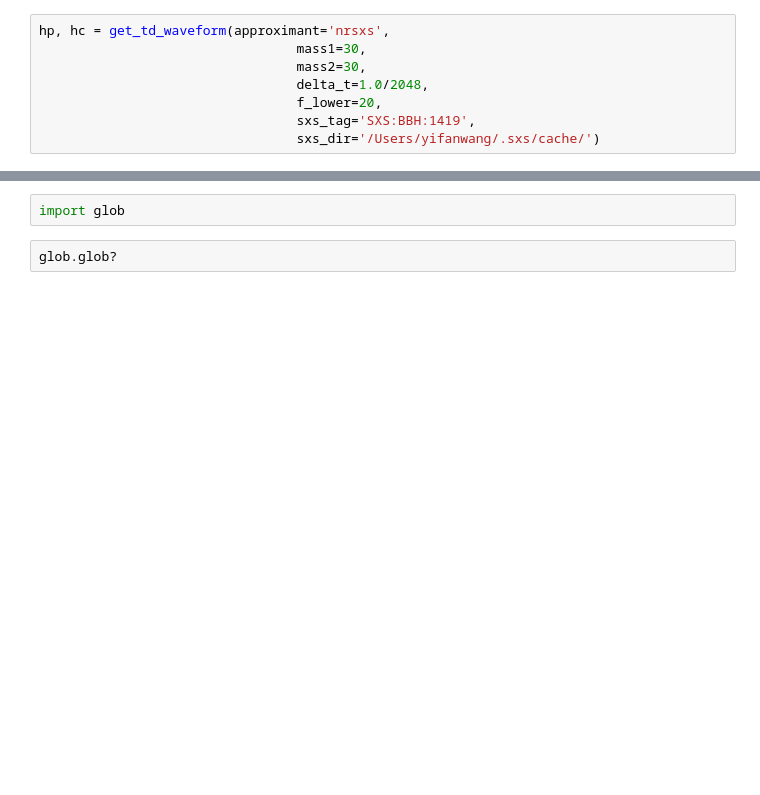
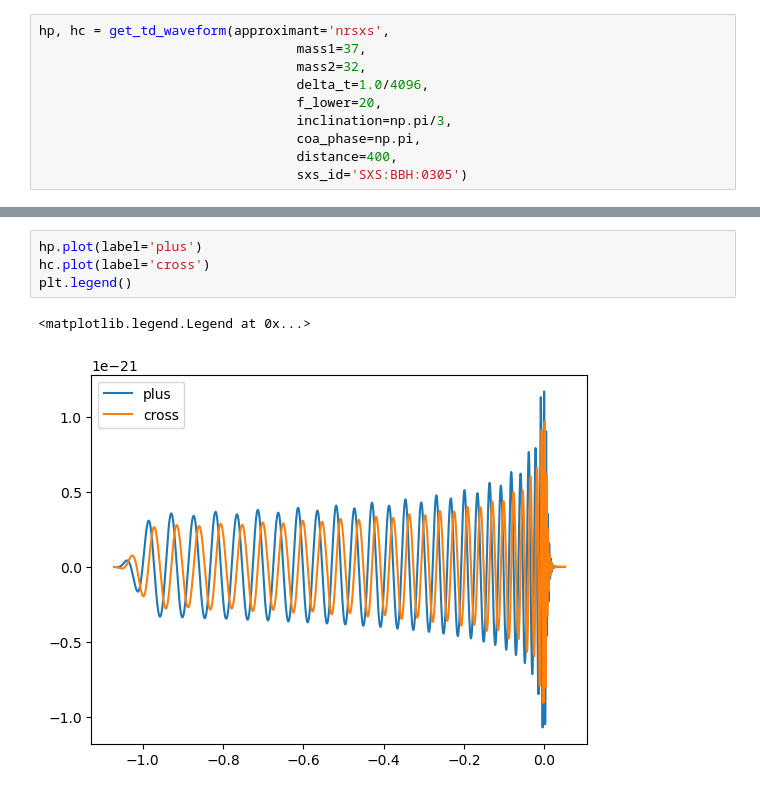
Before and after one commit to yi-fan-wang/TestingGR_with_Gravwaves, a Jupyter notebook: examples/nrsxs.ipynb, the cells around one changed output, grey strips where cells are left out. Cells and saved outputs as stored; diff of their text form; blank space fills up the shorter version.

```diff
--- a/examples/nrsxs.ipynb
+++ b/examples/nrsxs.ipynb
@@ -7,9 +14,11 @@ import matplotlib.pyplot as plt
 # %%
 hp, hc = get_td_waveform(approximant='nrsxs',
-                                 mass1=30,
-                                 mass2=30,
-                                 delta_t=1.0/2048,
+                                 mass1=37,
+                                 mass2=32,
+                                 delta_t=1.0/4096,
                                  f_lower=20,
-                                 sxs_tag='SXS:BBH:1419',
-                                 sxs_dir='/Users/yifanwang/.sxs/cache/')
+                                 inclination=np.pi/3,
+                                 coa_phase=np.pi,
+                                 distance=400,
+                                 sxs_id='SXS:BBH:0305')
 # %% [output]
@@ -38,4 +29,7 @@ NameError: name 'delta_t' is not defined
-# %%
-import glob
-# %%
-glob.glob?
+# %%
+hp.plot(label='plus')
+hc.plot(label='cross')
+plt.legend()
+# %% [output]
+<matplotlib.legend.Legend at 0x...>
+[figure, added]
```
Also changed, not shown: parts of 4 cells of this notebook.
